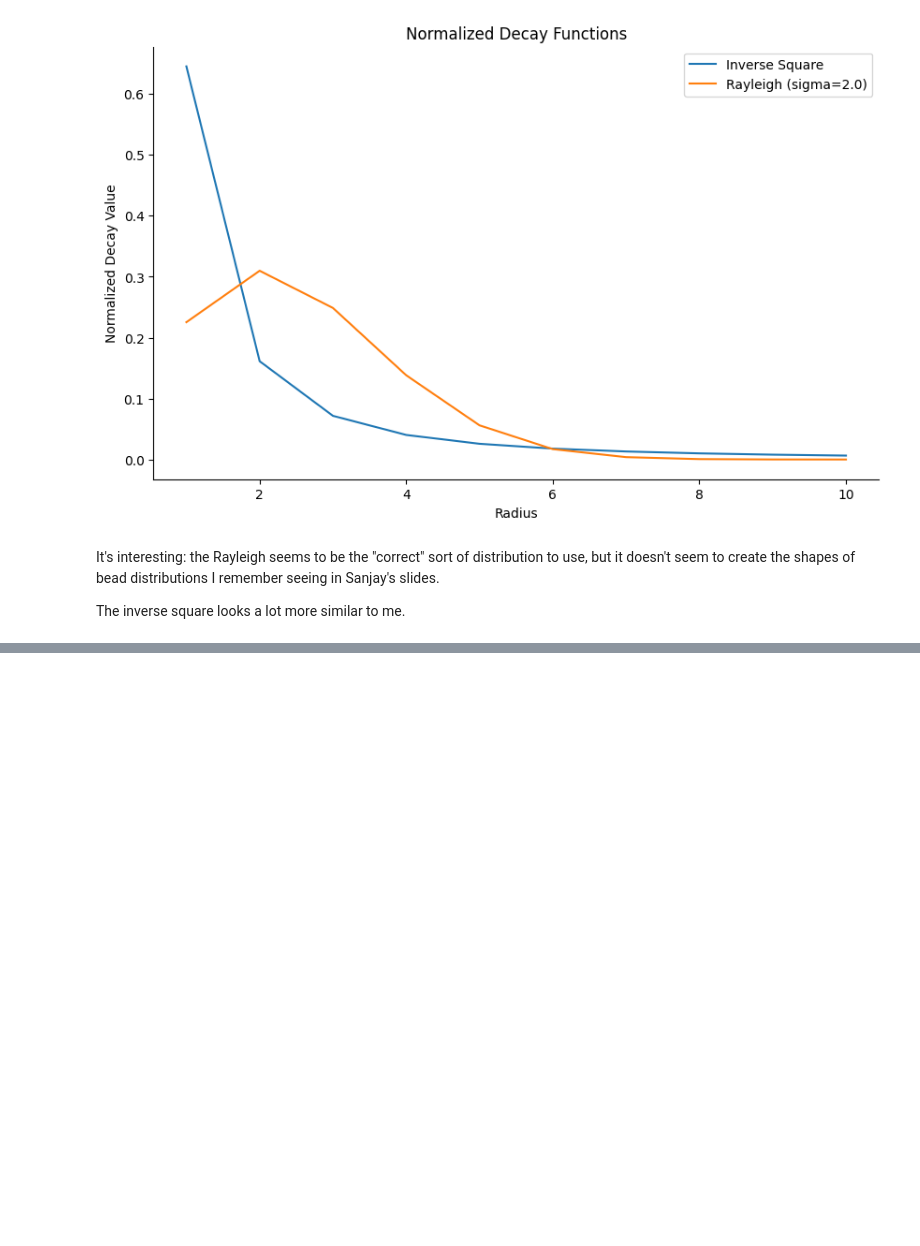
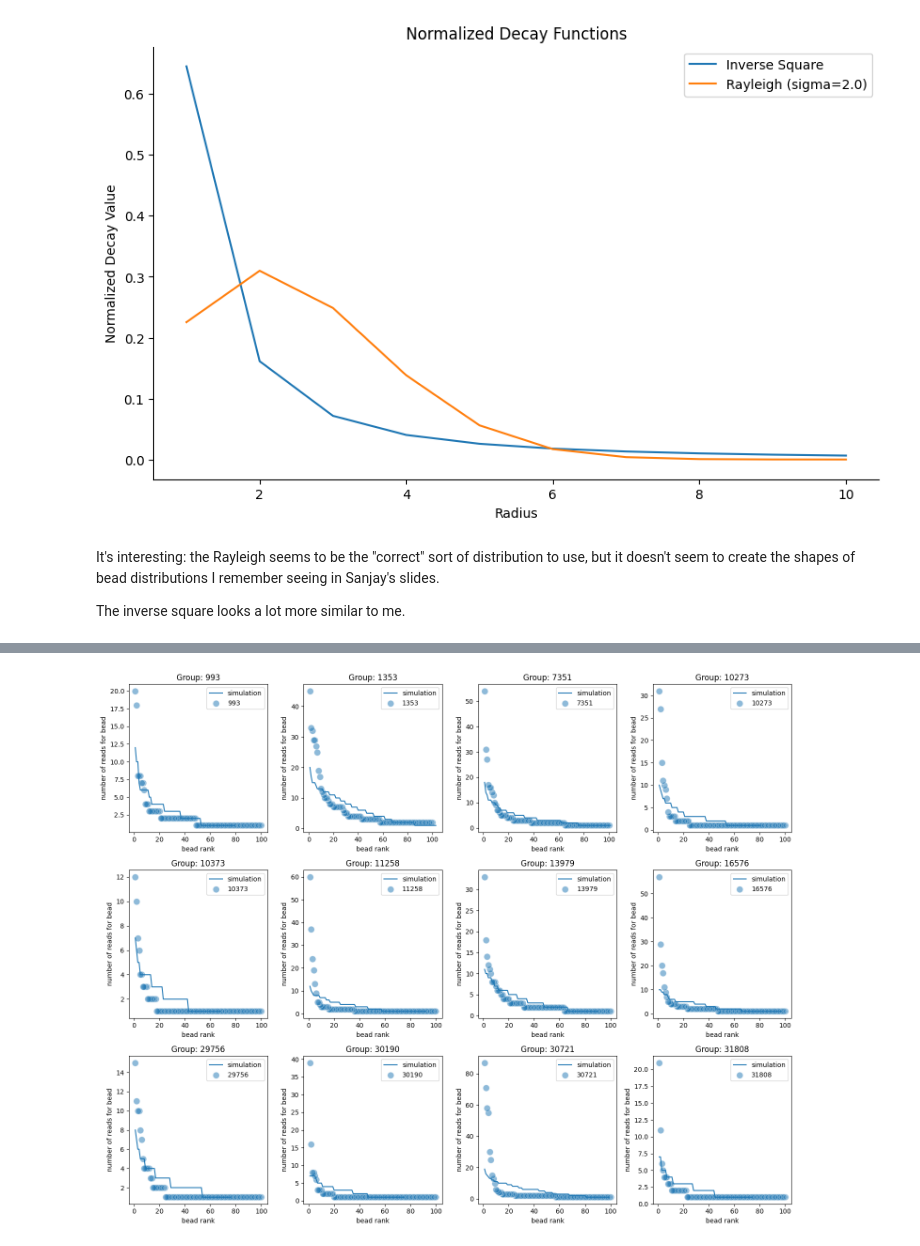
Before and after one commit to matsengrp/sci-space-v2, a Jupyter notebook: notebooks/model-occupancy.ipynb, the cells around one changed output, grey strips where cells are left out. Saved outputs shown, nothing was run; the diff lists cells and outputs as text; code cells hidden in the pictures; blank space fills up the shorter version.

```diff
--- a/notebooks/model-occupancy.ipynb
+++ b/notebooks/model-occupancy.ipynb
@@ -219,0 +319,4 @@ The inverse square looks a lot more similar to me.
+# %%
+compare_sim_to_data(lambda x: simulate_diffusion(decay_fn_rayleigh, our_max_radius, x), twelve_df)
+# %% [output]
+[figure, added]
```
Also changed, not shown: parts of 7 cells of this notebook, 1 other file.
